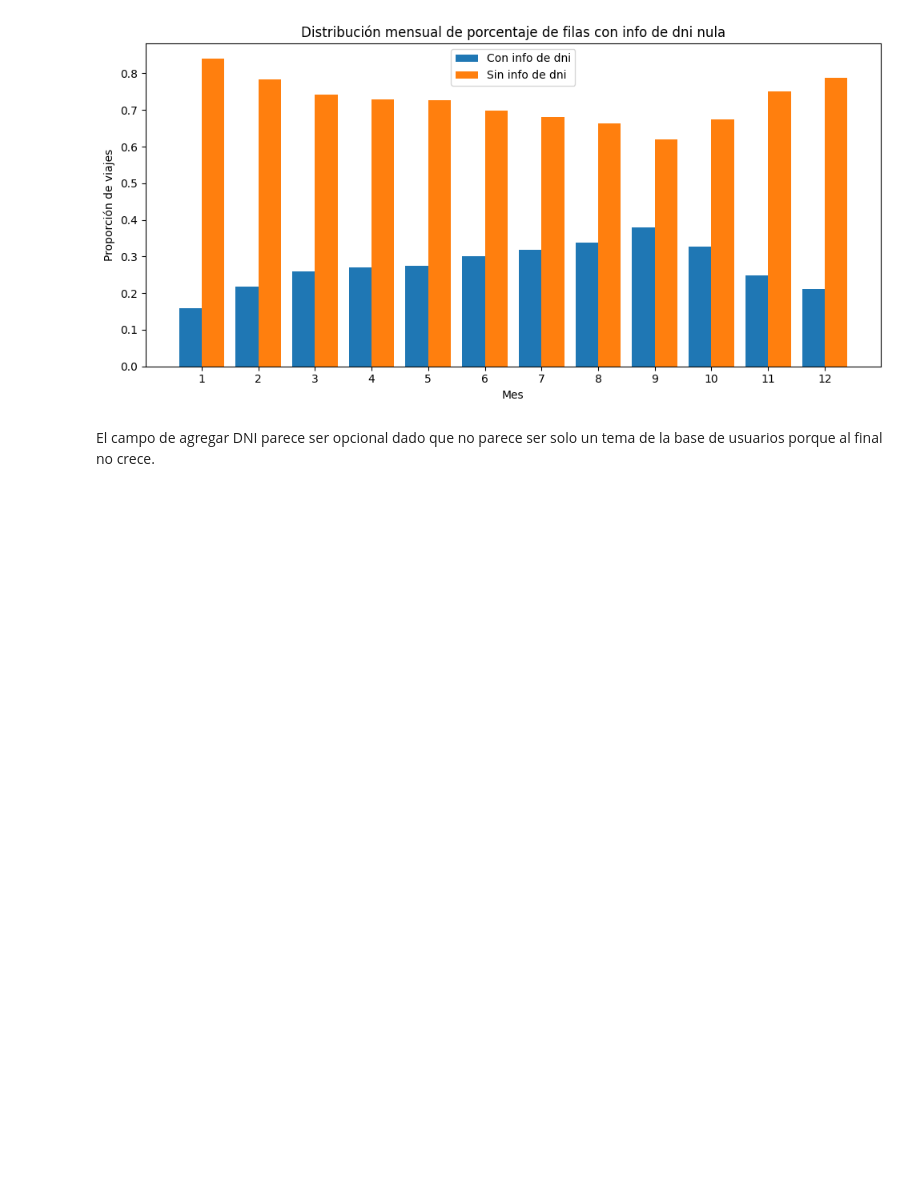
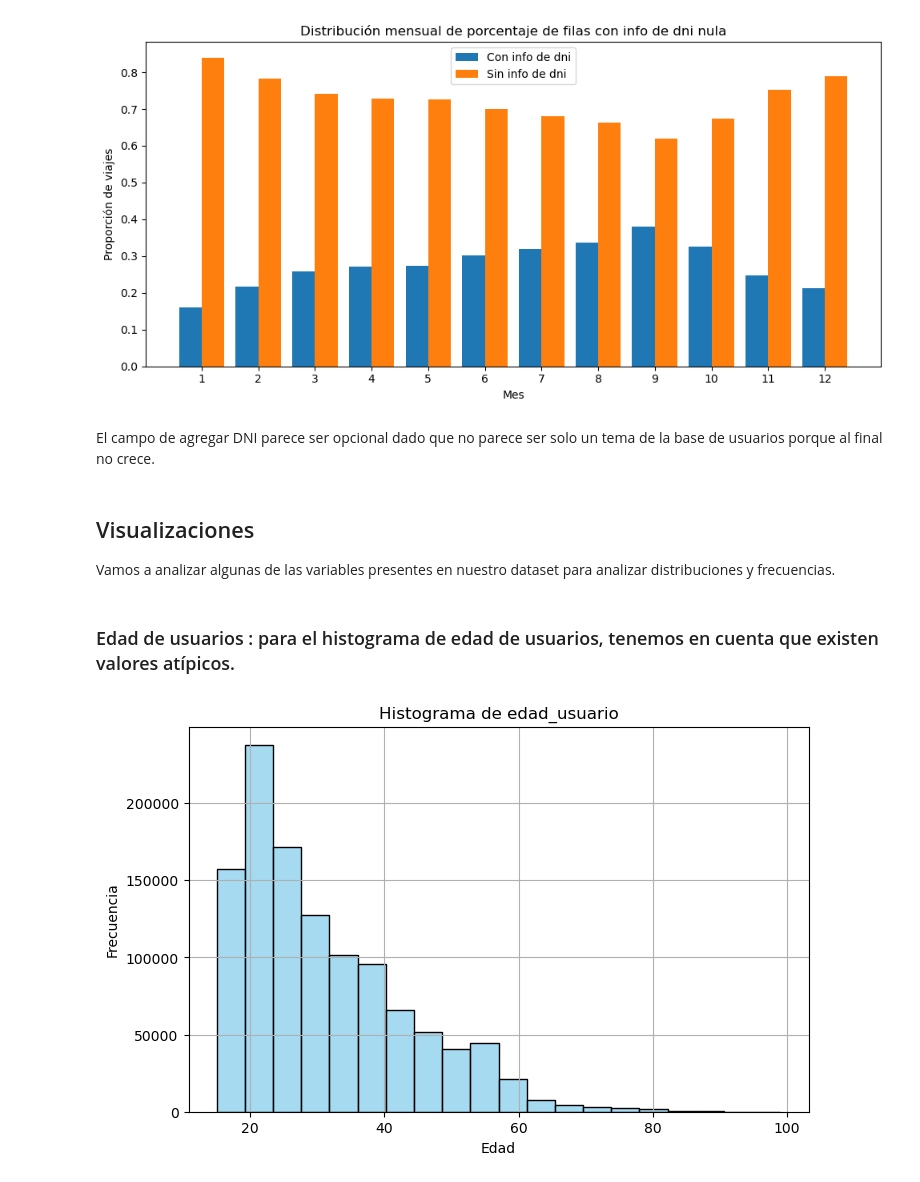
Before and after one commit to antonellagambarte/analisisDeDatos, a Jupyter notebook: tp1/tp1.ipynb, the cells around one changed output. Drawn from its saved outputs; the diff is of its cells as text; code cells hidden in the pictures; blank space fills up the shorter version.

```diff
--- a/tp1/tp1.ipynb
+++ b/tp1/tp1.ipynb
@@ -475,3 +492,31 @@ plt.show()
 [figure]
 # %% [markdown]
 El campo de agregar DNI parece ser opcional dado que no parece ser solo un tema de la base de usuarios porque al final no crece.
+# %% [markdown]
+## Visualizaciones
+
+Vamos a analizar algunas de las variables presentes en nuestro dataset para analizar distribuciones y frecuencias.
+# %% [markdown]
+### Edad de usuarios : para el histograma de edad de usuarios, tenemos en cuenta que existen valores atípicos.
+# %%
+# Filtrado temporal de valores razonables
+
+df_recorridos['edad_usuario_redondeada'] = df_recorridos['edad_usuario'].round()
+
+edades_validas = df_recorridos[
+    (df_recorridos['edad_usuario'] >= 10) &
+    (df_recorridos['edad_usuario'] <= 100)
+]['edad_usuario'].dropna()
+
+# Convertimos a DataFrame
+df_edades = edades_validas.to_frame(name="edad_usuario")
+
+plt.figure(figsize=(8, 5))
+sns.histplot(data=df_edades, x="edad_usuario", bins=20, color="skyblue")
+plt.title('Histograma de edad_usuario')
+plt.xlabel('Edad')
+plt.ylabel('Frecuencia')
+plt.grid(True)
+plt.show()
+# %% [output]
+[figure, added]
```
Also changed, not shown: parts of 35 cells of this notebook.
